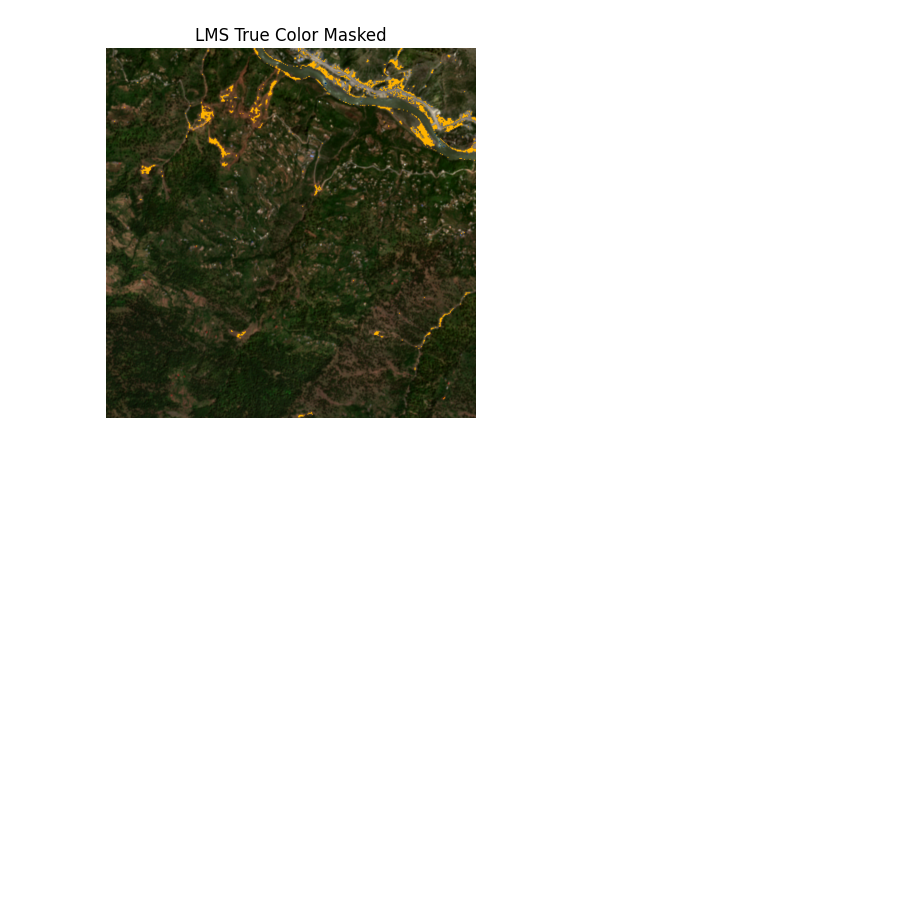
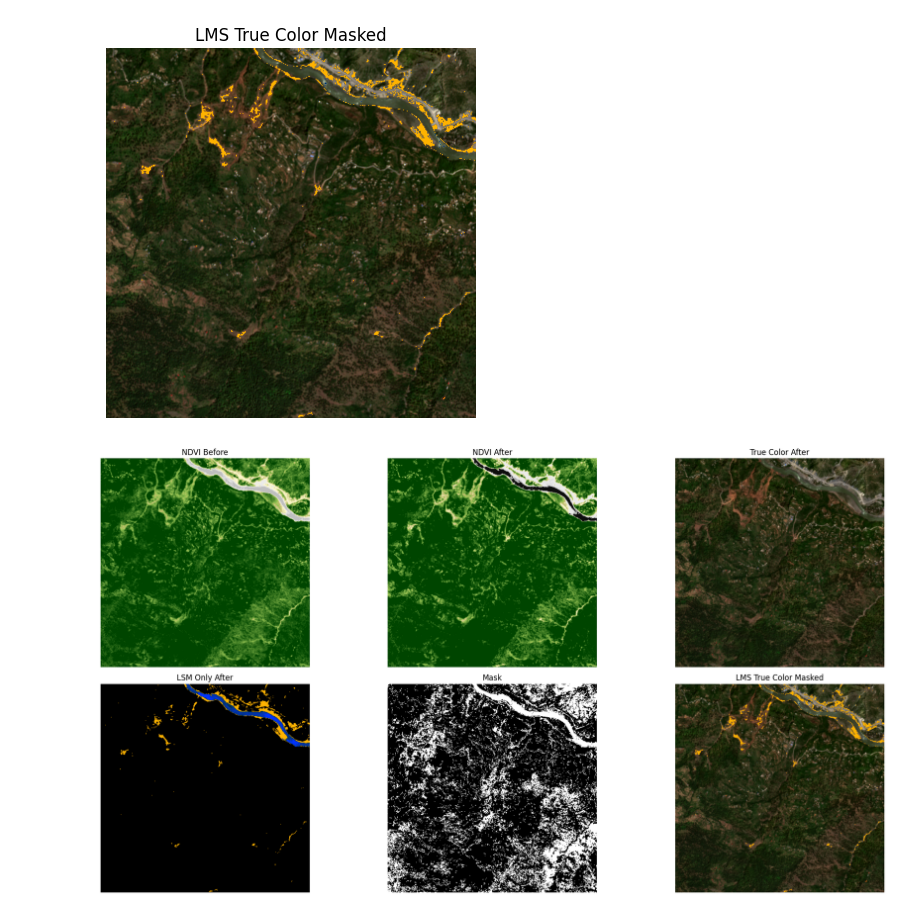
Before and after one commit to Neural-Mapping/Mappings, a Jupyter notebook: dNDVI.ipynb, the cells around one changed output. Drawn from its saved outputs; the diff is of its cells as text; code cells hidden in the pictures; blank space fills up the shorter version.

Commit message:
images updated

```diff
--- a/dNDVI.ipynb
+++ b/dNDVI.ipynb
@@ -115,3 +115,44 @@ plt.title("LMS True Color Masked")
 plt.imsave(f"{project_name}/{project_name}-LMS_True_Color_dNDVI_Masked.png", LMS_True_Color_dNDVI_Masked)
 # %% [output]
 [figure]
+# %%
+import matplotlib.pyplot as plt
+
+# Create a figure with 2 rows and 3 columns
+fig, axes = plt.subplots(2, 3, figsize=(20, 10))
+
+# First row
+axes[0, 0].imshow(NDVI_Before)
+axes[0, 0].set_title("NDVI Before")
+axes[0, 0].axis("off")
+
+axes[0, 1].imshow(NDVI_After)
+axes[0, 1].set_title("NDVI After")
+axes[0, 1].axis("off")
+
+axes[0, 2].imshow(True_Color_After)
+axes[0, 2].set_title("True Color After")
+axes[0, 2].axis("off")
+
+# Second row
+axes[1, 0].imshow(LSM_Only_After)
+axes[1, 0].set_title("LSM Only After")
+axes[1, 0].axis("off")
+
+# Add the mask visualization in grayscale
+axes[1, 1].imshow(mask, cmap="gray")
+axes[1, 1].set_title("Mask")
+axes[1, 1].axis("off")
+
+# Compute masked image
+LMS_True_Color_dNDVI_Masked = merge_images(True_Color_After, LSM_Only_After, mask)
+axes[1, 2].imshow(LMS_True_Color_dNDVI_Masked, cmap="gray")
+axes[1, 2].set_title("LMS True Color Masked")
+axes[1, 2].axis("off")
+
+# Adjust layout to prevent overlap
+plt.tight_layout()
+plt.savefig(f"{project_name}/{project_name}-combined_image.png")
+plt.show()
+# %% [output]
+[figure, added]
```
Also changed, not shown: 2 other files.
